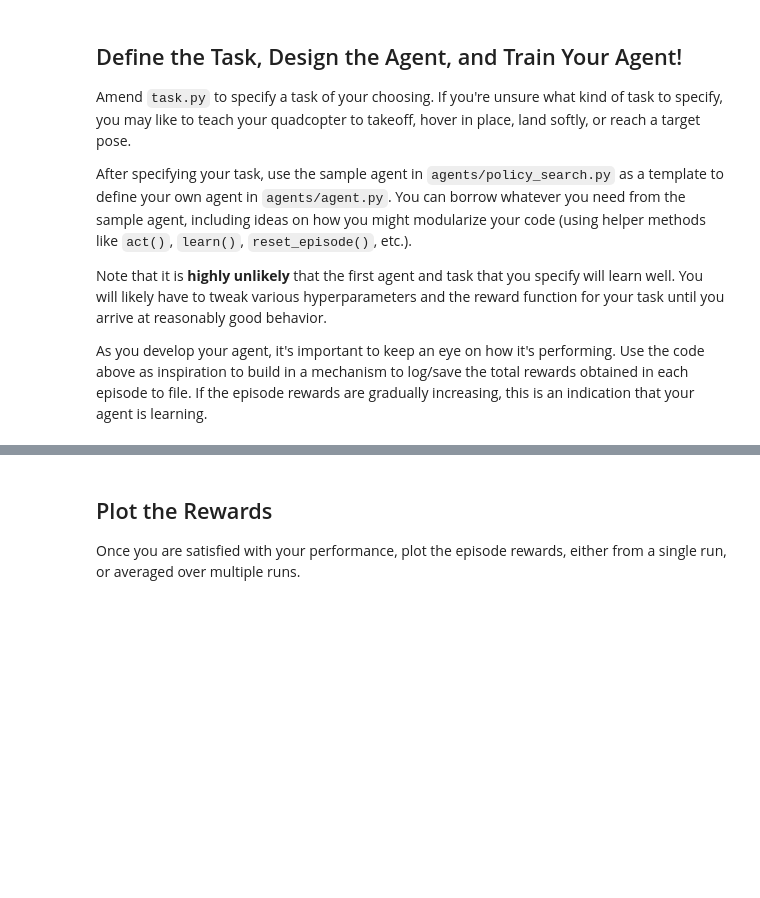
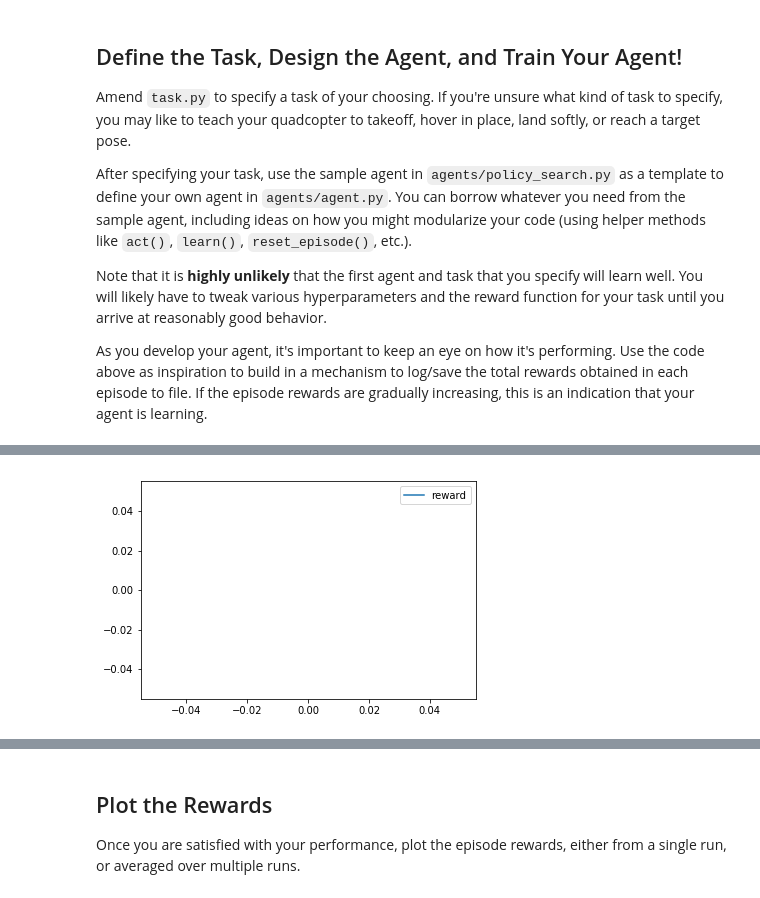
Before and after one commit to swaption2009/quadcopter_rl, a Jupyter notebook: Quadcopter_Project.ipynb, the cells around one changed output, grey strips where cells are left out. Saved outputs shown, nothing was run; the diff lists cells and outputs as text; code cells hidden in the pictures; blank space fills up the shorter version.

Commit message:
new reward functions

```diff
--- a/Quadcopter_Project.ipynb
+++ b/Quadcopter_Project.ipynb
@@ -339,0 +346,7 @@ _ = plt.ylim()
+# %%
+perfect_landing = task3_result.loc[(task3_result['x'] == 0.0) & (task3_result['y'] == 0.0) &(task3_result['z'] == 0.0)]
+plt.plot(perfect_landing['reward'], label='reward')
+plt.legend()
+_ = plt.ylim()
+# %% [output]
+[figure, added]
```
Also changed, not shown: parts of 41 cells of this notebook, 1 other file.
